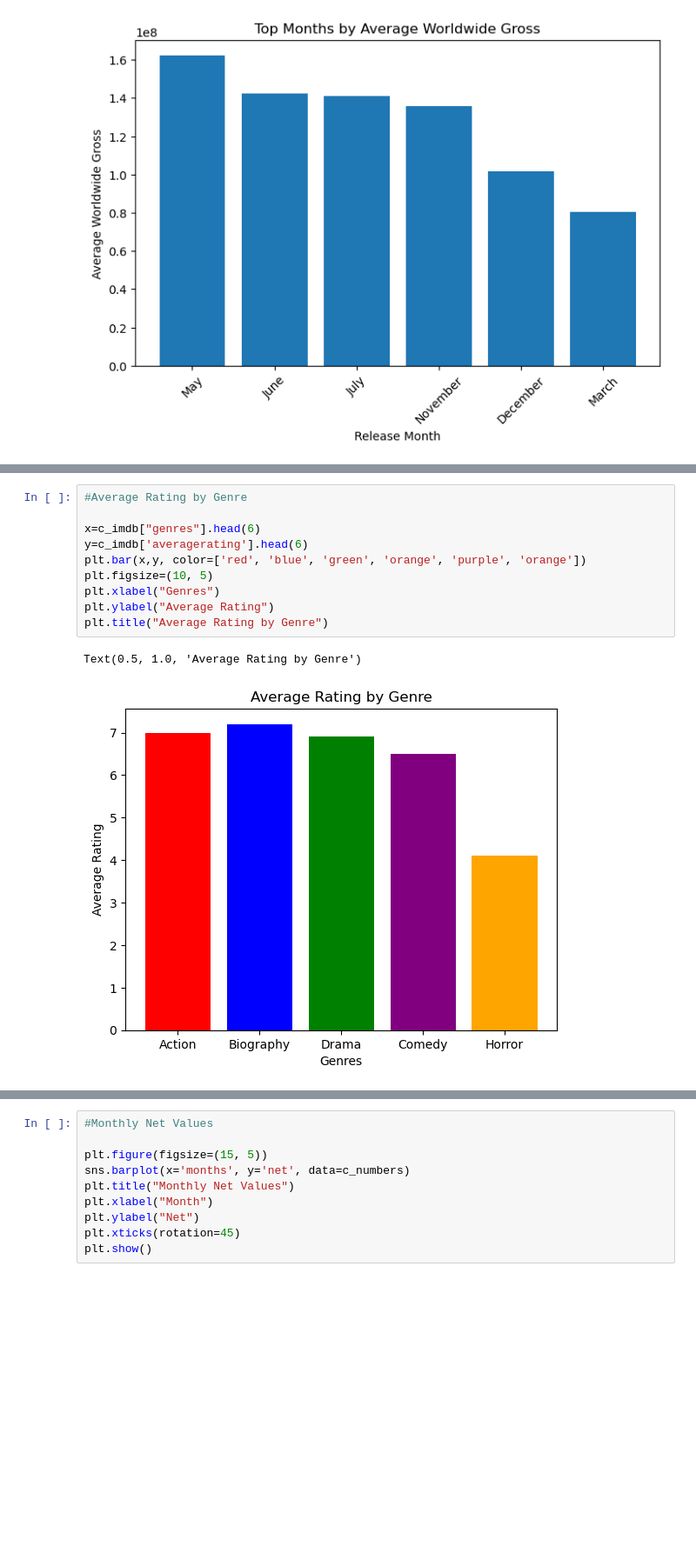
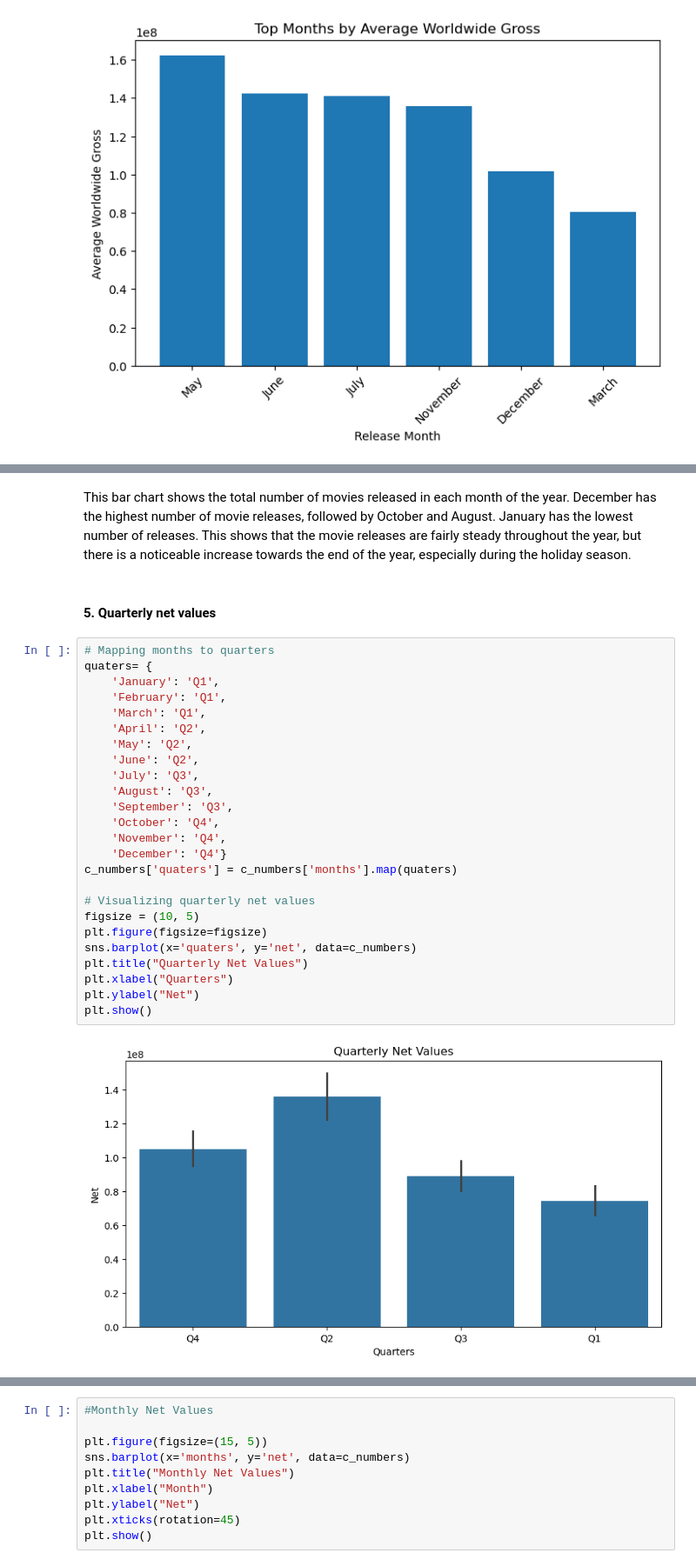
Before and after one commit to kaula12/GroupTwo_PhaseTwo_Project, a Jupyter notebook: student.ipynb, the cells around one changed output, grey strips where cells are left out. Shown at 87% size. Cells and saved outputs as stored; diff of their text form; blank space fills up the shorter version.

Commit message:
adding more visuals

```diff
--- a/student.ipynb
+++ b/student.ipynb
@@ -1187,13 +1124,31 @@ plt.show()
-# %%
-#Average Rating by Genre
-
-x=c_imdb["genres"].head(6)
-y=c_imdb['averagerating'].head(6)
-plt.bar(x,y, color=['red', 'blue', 'green', 'orange', 'purple', 'orange'])
-plt.figsize=(10, 5)
-plt.xlabel("Genres")
-plt.ylabel("Average Rating")
-plt.title("Average Rating by Genre")
-# %% [output]
-Text(0.5, 1.0, 'Average Rating by Genre')
-[figure, removed]
+# %% [markdown]
+This bar chart shows the total number of movies released in each month of the year. December has the highest number of movie releases, followed by October and August. January has the lowest number of releases. This shows that the movie releases are fairly steady throughout the year, but there is a noticeable increase towards the end of the year, especially during the holiday season.
+# %% [markdown]
+#### 5. Quarterly net values
+# %%
+# Mapping months to quarters
+quaters= {
+    'January': 'Q1',
+    'February': 'Q1',
+    'March': 'Q1',
+    'April': 'Q2',
+    'May': 'Q2',
+    'June': 'Q2',
+    'July': 'Q3',
+    'August': 'Q3',
+    'September': 'Q3',
+    'October': 'Q4',
+    'November': 'Q4',
+    'December': 'Q4'}
+c_numbers['quaters'] = c_numbers['months'].map(quaters)
+
+# Visualizing quarterly net values
+figsize = (10, 5)
+plt.figure(figsize=figsize)
+sns.barplot(x='quaters', y='net', data=c_numbers)
+plt.title("Quarterly Net Values")
+plt.xlabel("Quarters")
+plt.ylabel("Net")
+plt.show()
+# %% [output]
+[figure, added]
```
Also changed, not shown: parts of 94 cells of this notebook.
